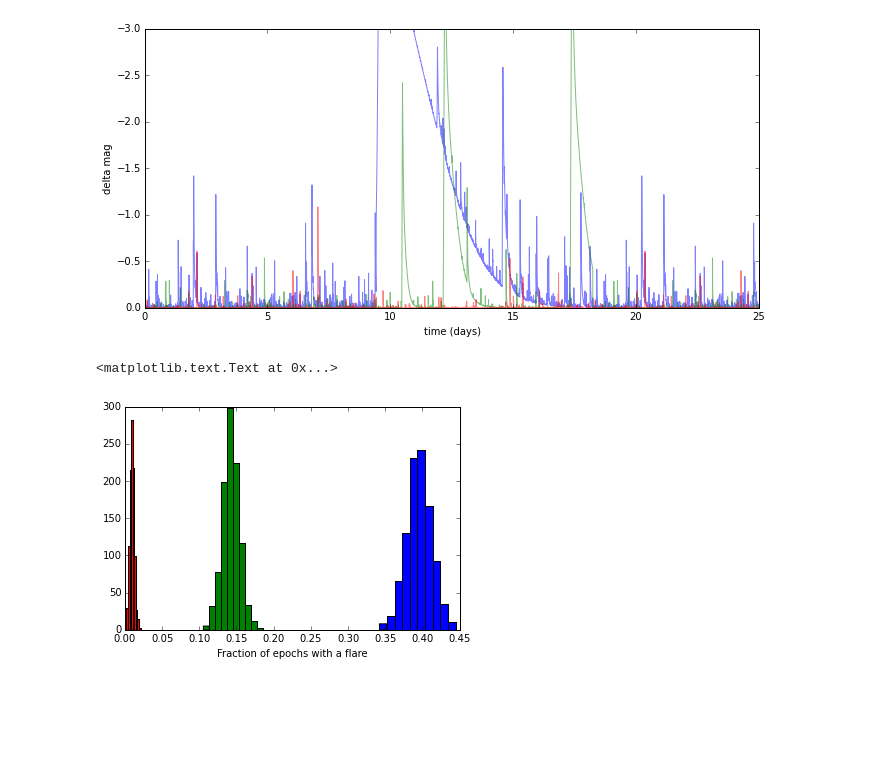
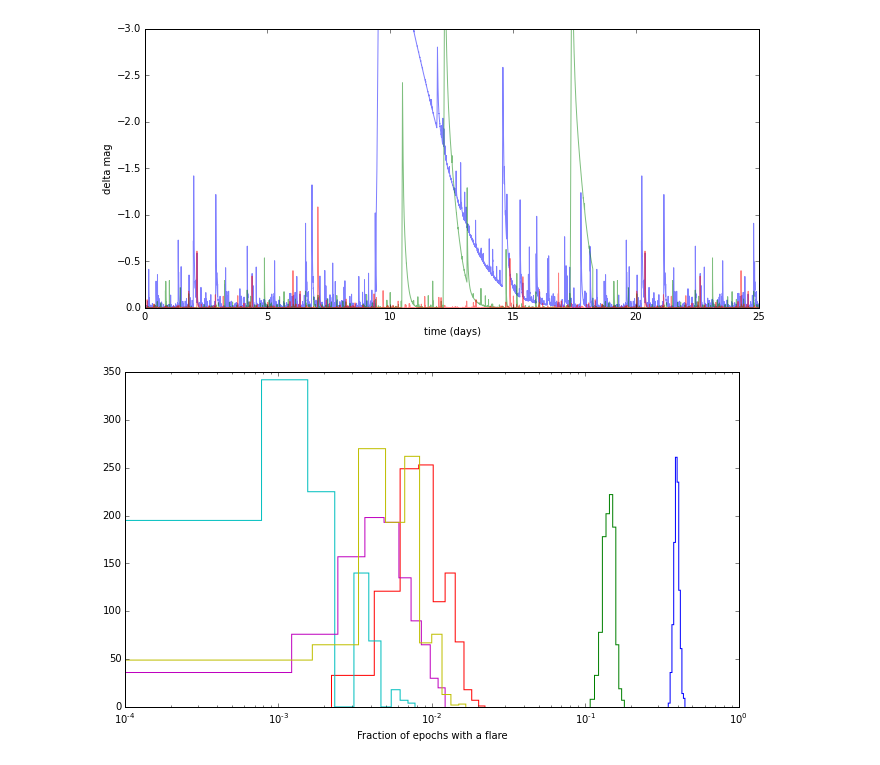
Before and after one commit to lsst-sims/MW-Flare, a Jupyter notebook: figures.ipynb, the cells around one changed output. Cells and saved outputs as stored; diff of their text form; code cells hidden in the pictures; blank space fills up the shorter version.

Commit message:
6 trials

```diff
--- a/figures.ipynb
+++ b/figures.ipynb
@@ -63,6 +63,10 @@ plt.ylabel('# stars')
 s_time1, s_flux1 = flare_prob.SuperLC(dur=0.05, repeat=200, mag=True, ffd_alpha=1.0)
 s_time2, s_flux2 = flare_prob.SuperLC(dur=0.05, repeat=200, mag=True, ffd_alpha=0.1)
 s_time3, s_flux3 = flare_prob.SuperLC(dur=0.05, repeat=200, mag=True, ffd_alpha=0.01)
+# %%
+s_time4, s_flux4 = flare_prob.SuperLC(dur=0.05, repeat=200, mag=True, ffd_alpha=0.001)
+s_time5, s_flux5 = flare_prob.SuperLC(dur=0.05, repeat=200, mag=True, ffd_alpha=0.0001)
+s_time6, s_flux6 = flare_prob.SuperLC(dur=0.05, repeat=200, mag=True, ffd_alpha=0.00001)
 # %%
 plt.figure(figsize=(11,5))
 plt.plot(s_time1, s_flux1, alpha=0.5)
@@ -83,6 +87,9 @@ ntrials = 1000
 npass1 = np.zeros(ntrials)
 npass2 = np.zeros(ntrials)
 npass3 = np.zeros(ntrials)
+npass4 = np.zeros(ntrials)
+npass5 = np.zeros(ntrials)
+npass6 = np.zeros(ntrials)
 
 
 for k in range(ntrials):
@@ -97,11 +104,28 @@ for k in range(ntrials):
     t,f = toymodel.downsample(s_time3, s_flux3)
     ok = np.where((f <= dmag_limit))
     npass3[k] = len(ok[0])
+
+    t,f = toymodel.downsample(s_time4, s_flux4)
+    ok = np.where((f <= dmag_limit))
+    npass4[k] = len(ok[0])
+
+    t,f = toymodel.downsample(s_time5, s_flux5)
+    ok = np.where((f <= dmag_limit))
+    npass5[k] = len(ok[0])
+
+    t,f = toymodel.downsample(s_time6, s_flux6)
+    ok = np.where((f <= dmag_limit))
+    npass6[k] = len(ok[0])
 # %%
-_ = plt.hist(npass1/900.)
-_ = plt.hist(npass2/900.)
-_ = plt.hist(npass3/900.)
+plt.figure(figsize=(11,6))
+_ = plt.hist(npass1/900., histtype='step')
+_ = plt.hist(npass2/900., histtype='step')
+_ = plt.hist(npass3/900., histtype='step')
+_ = plt.hist(npass4/900., histtype='step')
+_ = plt.hist(npass5/900., histtype='step')
+_ = plt.hist(npass6/900., histtype='step')
 plt.xlabel('Fraction of epochs with a flare')
+plt.ylabel('# of trials')
+plt.xscale('log')
 # %% [output]
-<matplotlib.text.Text at 0x...>
-[figure, old version]
+[figure, new version]
```
